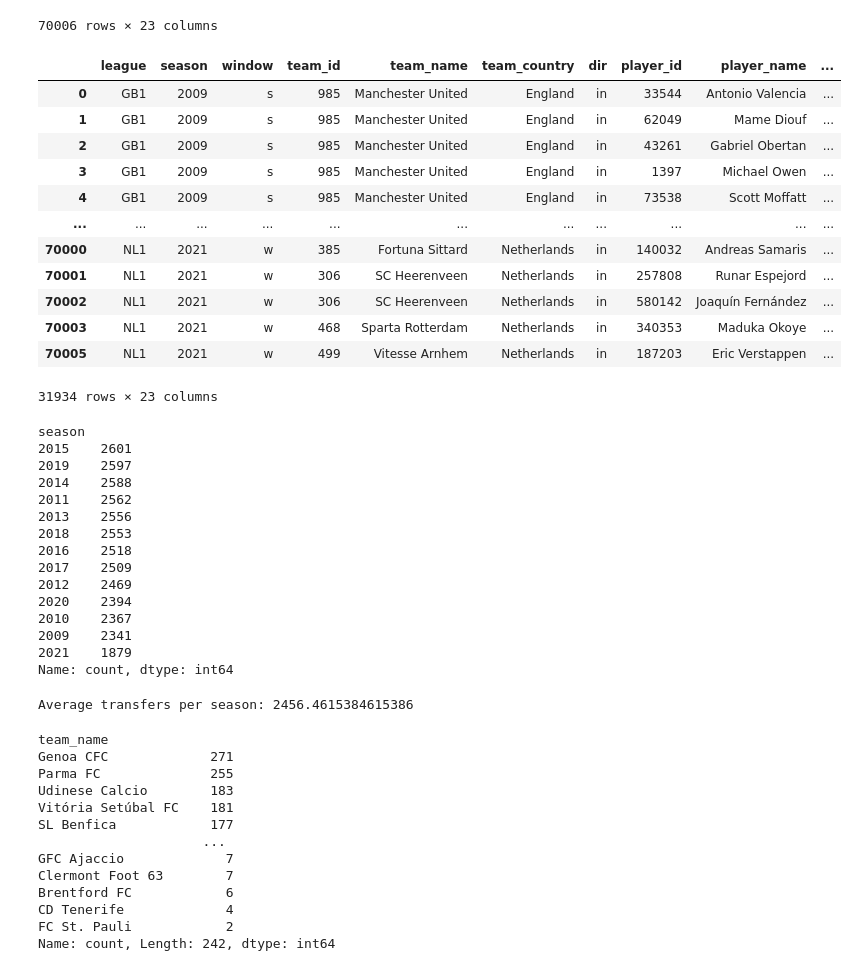
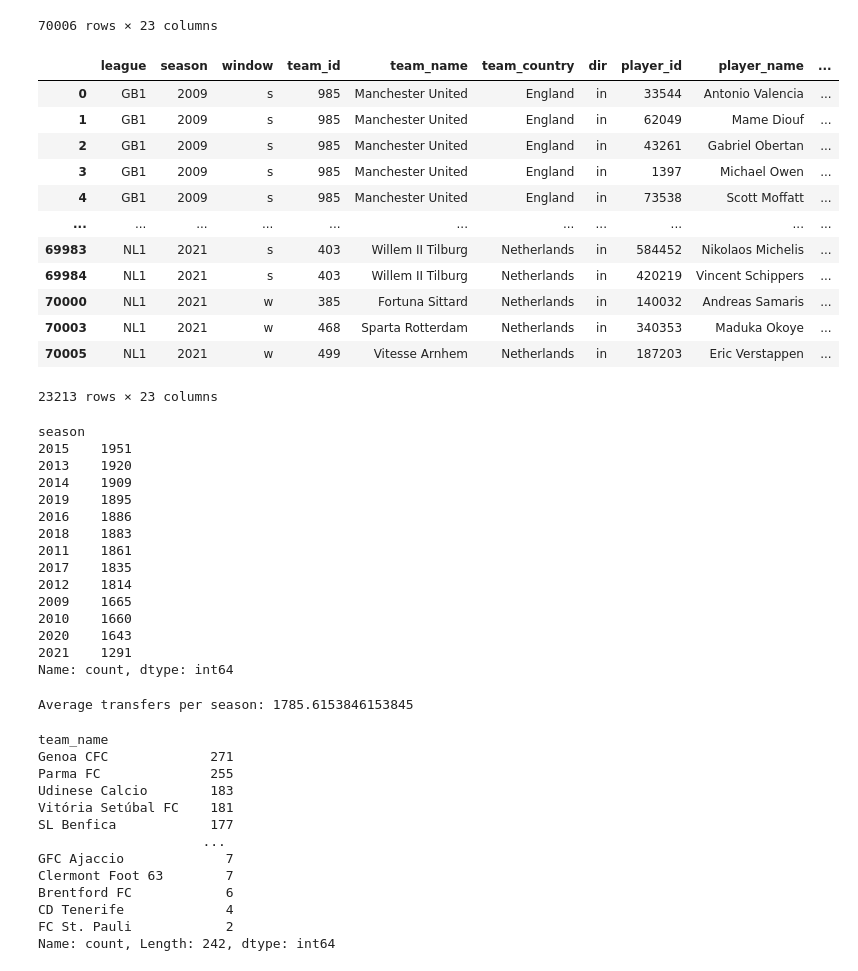
Before and after one commit to com-480-data-visualization/Nordic-Nerds, a Jupyter notebook: data_exploration.ipynb, the cells around one changed output. Cells and saved outputs as stored; diff of their text form; code cells hidden in the pictures.

```diff
--- a/data_exploration.ipynb
+++ b/data_exploration.ipynb
@@ -84,41 +84,41 @@ full_df
 | 70005 | NL1 | 2021 | w | 499 | Vitesse Arnhem | Netherlands | in | 187203 | Eric Verstappen | ... |
 70006 rows × 23 columns
 # %%
-transfers_in_df = full_df[(full_df['dir'] == 'in')]
+transfers_in_df = full_df[(full_df['dir'] == 'in') & (full_df['is_retired'] == False) & (full_df['is_loan_end'] == False)]
 transfers_in_df
 # %% [output]
 |  | league | season | window | team_id | team_name | team_country | dir | player_id | player_name | ... |
 | 0 | GB1 | 2009 | s | 985 | Manchester United | England | in | 33544 | Antonio Valencia | ... |
 | 1 | GB1 | 2009 | s | 985 | Manchester United | England | in | 62049 | Mame Diouf | ... |
 | 2 | GB1 | 2009 | s | 985 | Manchester United | England | in | 43261 | Gabriel Obertan | ... |
 | 3 | GB1 | 2009 | s | 985 | Manchester United | England | in | 1397 | Michael Owen | ... |
 | 4 | GB1 | 2009 | s | 985 | Manchester United | England | in | 73538 | Scott Moffatt | ... |
 | ... | ... | ... | ... | ... | ... | ... | ... | ... | ... | ... |
+| 69983 | NL1 | 2021 | s | 403 | Willem II Tilburg | Netherlands | in | 584452 | Nikolaos Michelis | ... |
+| 69984 | NL1 | 2021 | s | 403 | Willem II Tilburg | Netherlands | in | 420219 | Vincent Schippers | ... |
 | 70000 | NL1 | 2021 | w | 385 | Fortuna Sittard | Netherlands | in | 140032 | Andreas Samaris | ... |
-| 70001 | NL1 | 2021 | w | 306 | SC Heerenveen | Netherlands | in | 257808 | Runar Espejord | ... |
-| 70002 | NL1 | 2021 | w | 306 | SC Heerenveen | Netherlands | in | 580142 | Joaquín Fernández | ... |
 | 70003 | NL1 | 2021 | w | 468 | Sparta Rotterdam | Netherlands | in | 340353 | Maduka Okoye | ... |
 | 70005 | NL1 | 2021 | w | 499 | Vitesse Arnhem | Netherlands | in | 187203 | Eric Verstappen | ... |
-31934 rows × 23 columns
+23213 rows × 23 columns
 # %%
 seasonal_transfers = transfers_in_df.season.value_counts()
 display(seasonal_transfers)
 print("Average transfers per season: {mean}".format(mean=seasonal_transfers.sum() / seasonal_transfers.size))
 # %% [output]
 season
-2015    2601
-2019    2597
-2014    2588
-2011    2562
-2013    2556
-2018    2553
-2016    2518
-2017    2509
-2012    2469
-2020    2394
-2010    2367
-2009    2341
-2021    1879
+2015    1951
+2013    1920
+2014    1909
+2019    1895
+2016    1886
+2018    1883
+2011    1861
+2017    1835
+2012    1814
+2009    1665
+2010    1660
+2020    1643
+2021    1291
 Name: count, dtype: int64
-Average transfers per season: 2456.4615384615386
+Average transfers per season: 1785.6153846153845
 # %%
```
Also changed, not shown: parts of 9 cells of this notebook.
